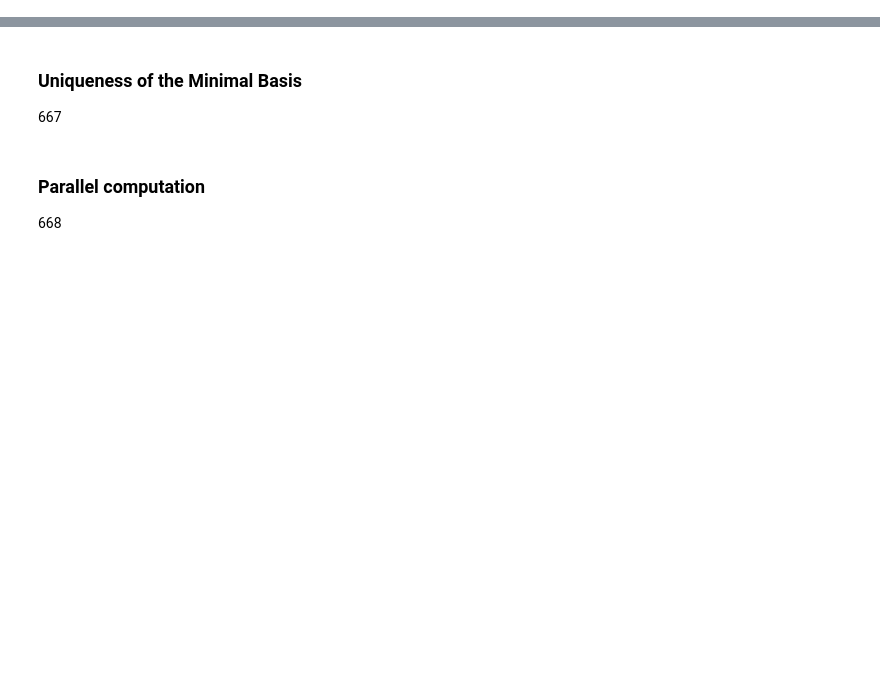
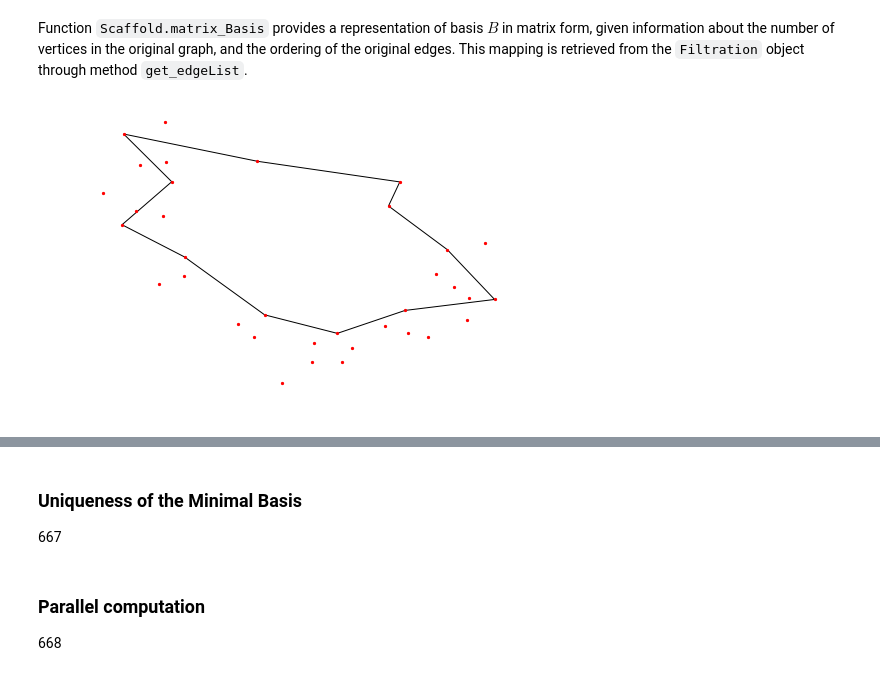
Before and after one commit to marcoguerra192/MinScaffold, a Jupyter notebook: Analysis.ipynb, the cells around one changed output, grey strips where cells are left out. Cells and saved outputs as stored; diff of their text form; code cells hidden in the pictures; blank space fills up the shorter version.

```diff
--- a/Analysis.ipynb
+++ b/Analysis.ipynb
@@ -83,0 +109,11 @@ nx.draw(Scaf,pos=layout, node_size=5)
+# %% [markdown]
+Function `Scaffold.matrix_Basis` provides a representation of basis $B$ in matrix form, given information about the number of vertices in the original graph, and the ordering of the original edges. This mapping is retrieved from the `Filtration` object through method `get_edgeList`.
+# %%
+# Depending on the length of the filtration, choose a suitable step that contains nontrivial homology
+B = Bas[130]
+M = Scaffold.matrix_Basis( B , NV , np.array(F.get_edgeList()) )
+
+# Plot the basis at the given step, again using the layout object as done above
+nx.draw( nx.Graph(M) , pos = layout , node_size=5 )
+# %% [output]
+[figure, added]
```
Also changed, not shown: parts of 22 cells of this notebook.
